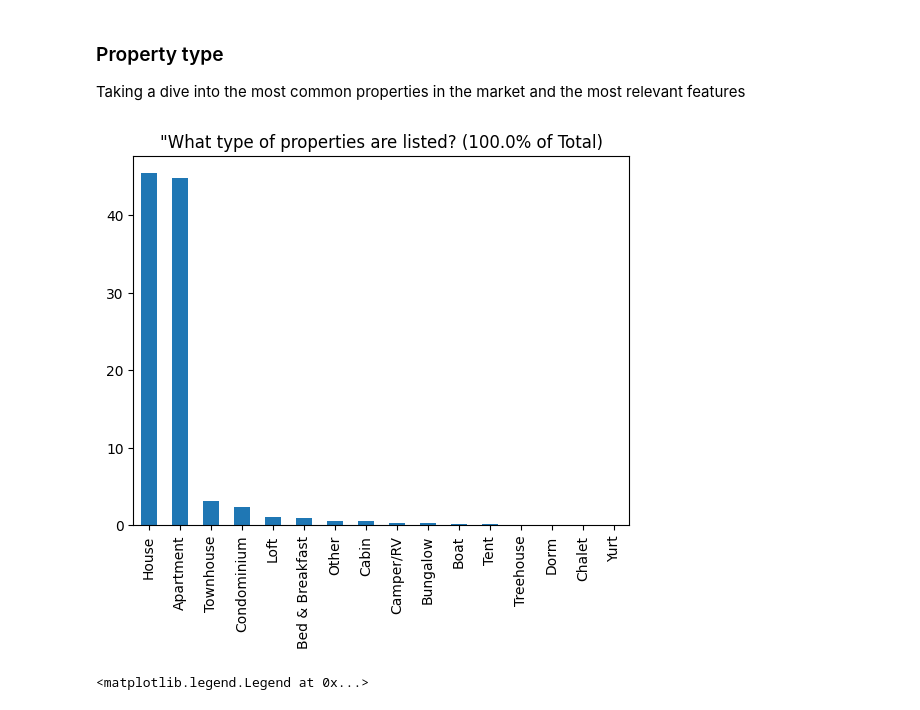
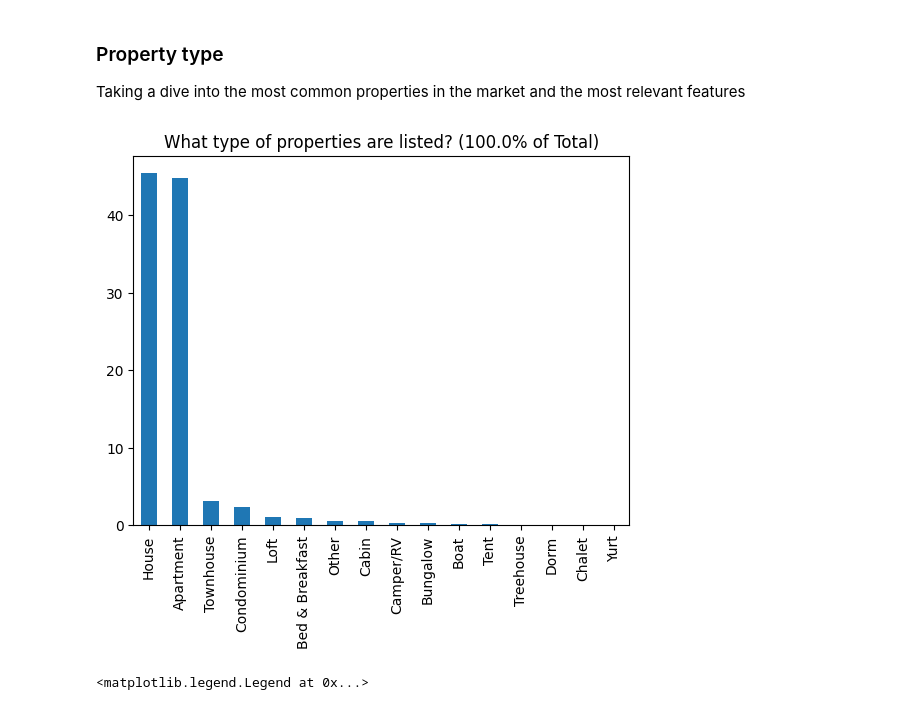
Before and after one commit to aeusepi/AirBnB_Project, a Jupyter notebook: AirBnbSeattle.ipynb, the cells around one changed output. Cells and saved outputs as stored; diff of their text form; code cells hidden in the pictures.

```diff
--- a/AirBnbSeattle.ipynb
+++ b/AirBnbSeattle.ipynb
@@ -42,17 +43,17 @@ Taking a dive into the most common properties in the market and the most relevan
 # %%
 # Selection the columns relevant for our analysis
 prop_columns = ["property_type","room_type","bed_type","amenities","accommodates","bathrooms","bedrooms","beds"]
 df_properties = df[prop_columns]
 
 df_properties.head(5)
 # selection the top 5 properties
 df_chart = df_properties['property_type'].value_counts(normalize = True)*100
 df_chart
 sampleSize= np.sum(df_chart)
 df_chart.plot(kind = "bar");
-plt.title(f'"What type of properties are listed? ({sampleSize}% of Total)');
+plt.title(f'What type of properties are listed? ({sampleSize}% of Total)');
 # %% [output]
-[figure, old version]
+[figure, new version]
 # %%
 # Looking into the standard features of each property type
 group_prop= df_properties.groupby("property_type",group_keys=True ,as_index=False)
```
Also changed, not shown: parts of 5 cells of this notebook, 1 other file.
